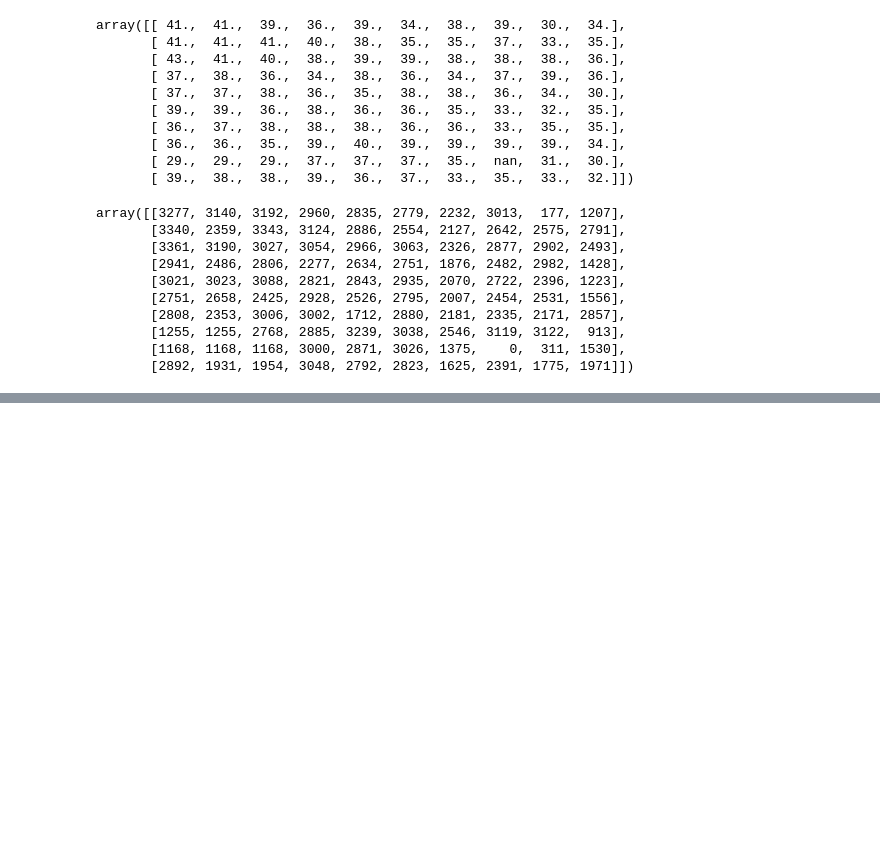
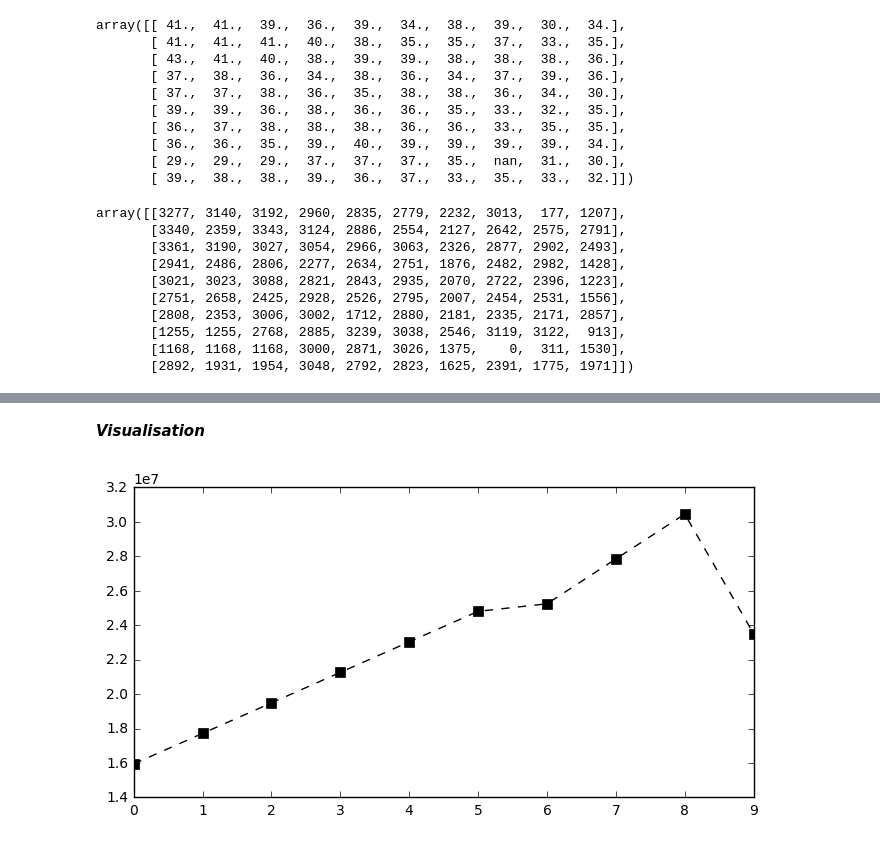
Before and after one commit to klimantje/PythonProgrammingCourse, a Jupyter notebook: Basketball Trends.ipynb, the cells around one changed output, grey strips where cells are left out. Drawn from its saved outputs; the diff is of its cells as text; code cells hidden in the pictures; blank space fills up the shorter version.

```diff
--- a/Basketball Trends.ipynb
+++ b/Basketball Trends.ipynb
@@ -350,0 +368,2 @@ array([[3277, 3140, 3192, 2960, 2835, 2779, 2232, 3013,  177, 1207],
+# %% [markdown]
+***Visualisation***
@@ -350,0 +373,8 @@ array([[3277, 3140, 3192, 2960, 2835, 2779, 2232, 3013,  177, 1207],
+# %%
+%matplotlib inline
+plt.rcParams['figure.figsize' ]= 8,4
+# %%
+plt.plot(Salary[0], c='Black', ls = '--', marker ='s', ms ='7')
+plt.show()
+# %% [output]
+[figure, added]
```
Also changed, not shown: parts of 8 cells of this notebook.
